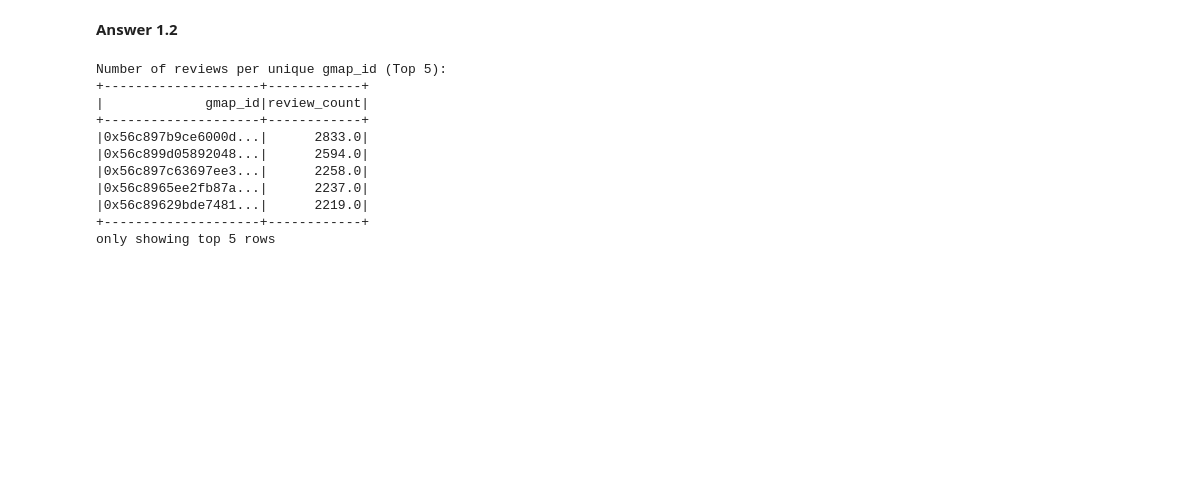
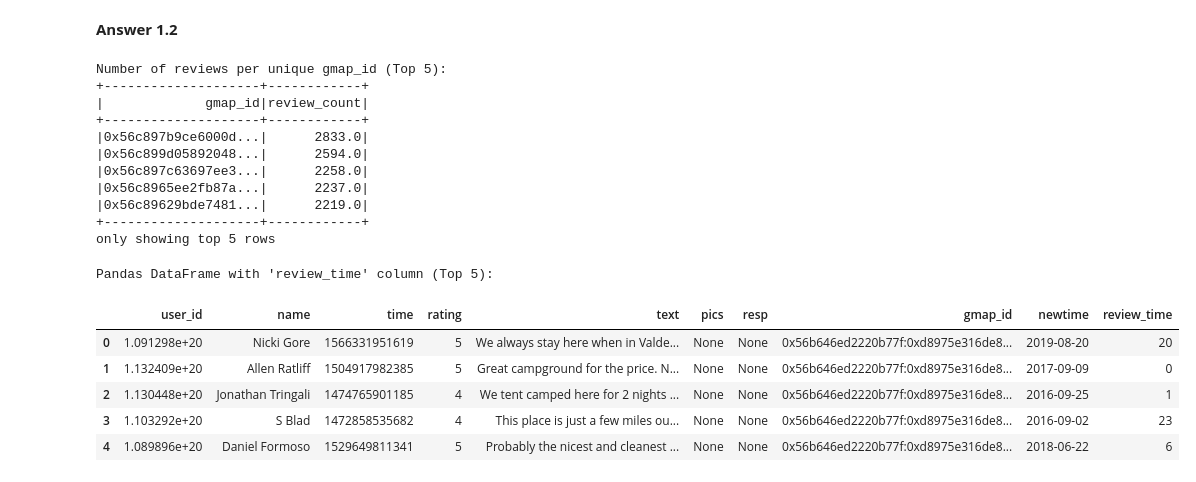
Before and after one commit to dnmuturi/SIT742, a Jupyter notebook: SIT742Task2code.ipynb, the cells around one changed output. Saved outputs shown, nothing was run; the diff lists cells and outputs as text; code cells hidden in the pictures; blank space fills up the shorter version.

```diff
--- a/SIT742Task2code.ipynb
+++ b/SIT742Task2code.ipynb
@@ -174,3 +174,21 @@ Number of reviews per unique gmap_id (Top 5):
 |0x56c89629bde7481...|      2219.0|
 +--------------------+------------+
 only showing top 5 rows
+# %%
+# Convert PySpark DataFrame to pandas DataFrame
+df = df_review.toPandas()
+
+# Create 'review_time' column at the hour level
+df['review_time'] = pd.to_datetime(df['time'], unit='ms').dt.hour
+
+# Display the first 5 rows of the pandas DataFrame
+print("Pandas DataFrame with 'review_time' column (Top 5):")
+display(df.head())
+# %% [output]
+Pandas DataFrame with 'review_time' column (Top 5):
+|  | user_id | name | time | rating | text | pics | resp | gmap_id | newtime | review_time |
+| 0 | 1.091298e+20 | Nicki Gore | 1566331951619 | 5 | We always stay here when in Valde... | None | None | 0x56b646ed2220b77f:0xd8975e316de8... | 2019-08-20 | 20 |
+| 1 | 1.132409e+20 | Allen Ratliff | 1504917982385 | 5 | Great campground for the price. N... | None | None | 0x56b646ed2220b77f:0xd8975e316de8... | 2017-09-09 | 0 |
+| 2 | 1.130448e+20 | Jonathan Tringali | 1474765901185 | 4 | We tent camped here for 2 nights ... | None | None | 0x56b646ed2220b77f:0xd8975e316de8... | 2016-09-25 | 1 |
+| 3 | 1.103292e+20 | S Blad | 1472858535682 | 4 | This place is just a few miles ou... | None | None | 0x56b646ed2220b77f:0xd8975e316de8... | 2016-09-02 | 23 |
+| 4 | 1.089896e+20 | Daniel Formoso | 1529649811341 | 5 | Probably the nicest and cleanest ... | None | None | 0x56b646ed2220b77f:0xd8975e316de8... | 2018-06-22 | 6 |
```
Also changed, not shown: parts of 5 cells of this notebook.
